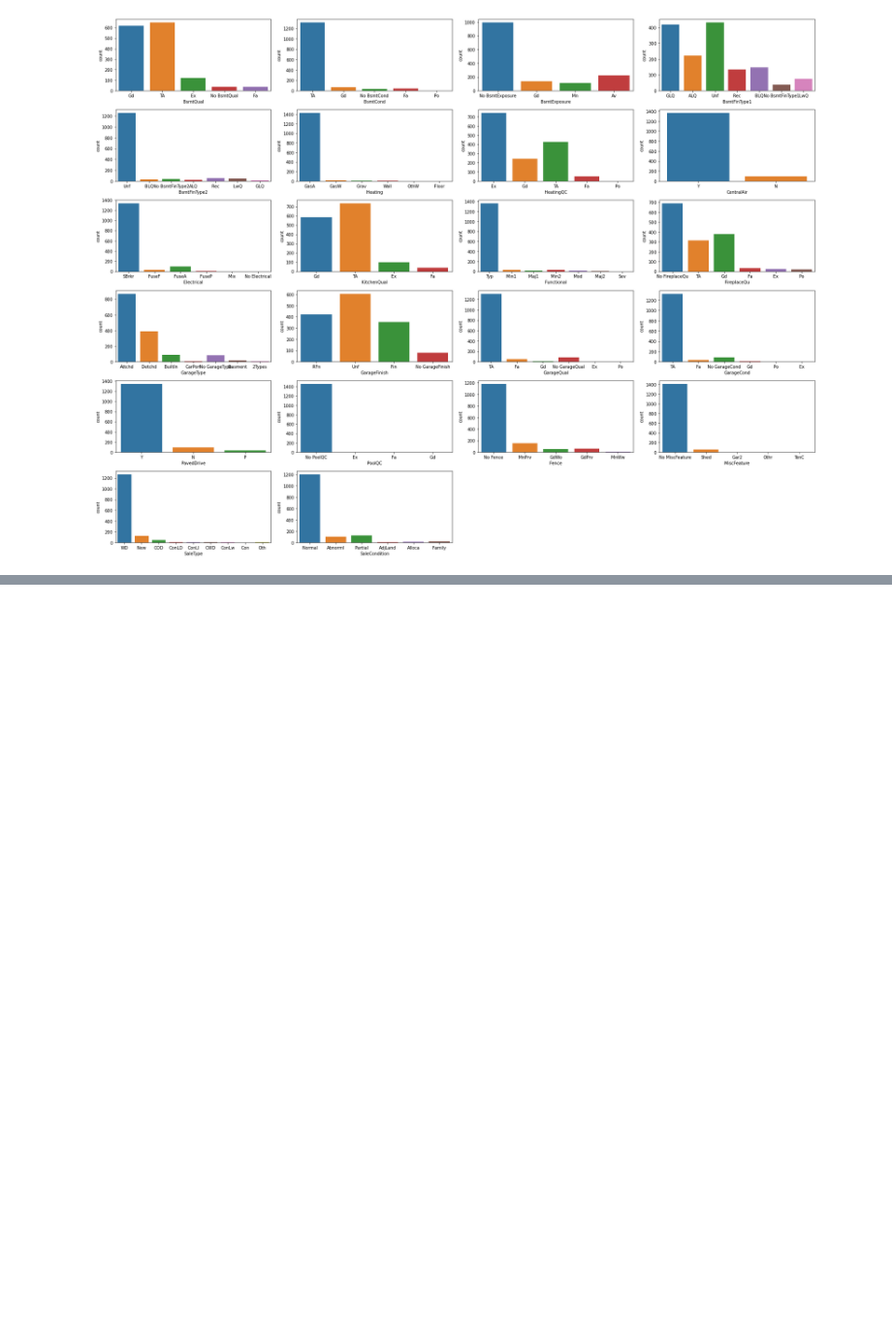
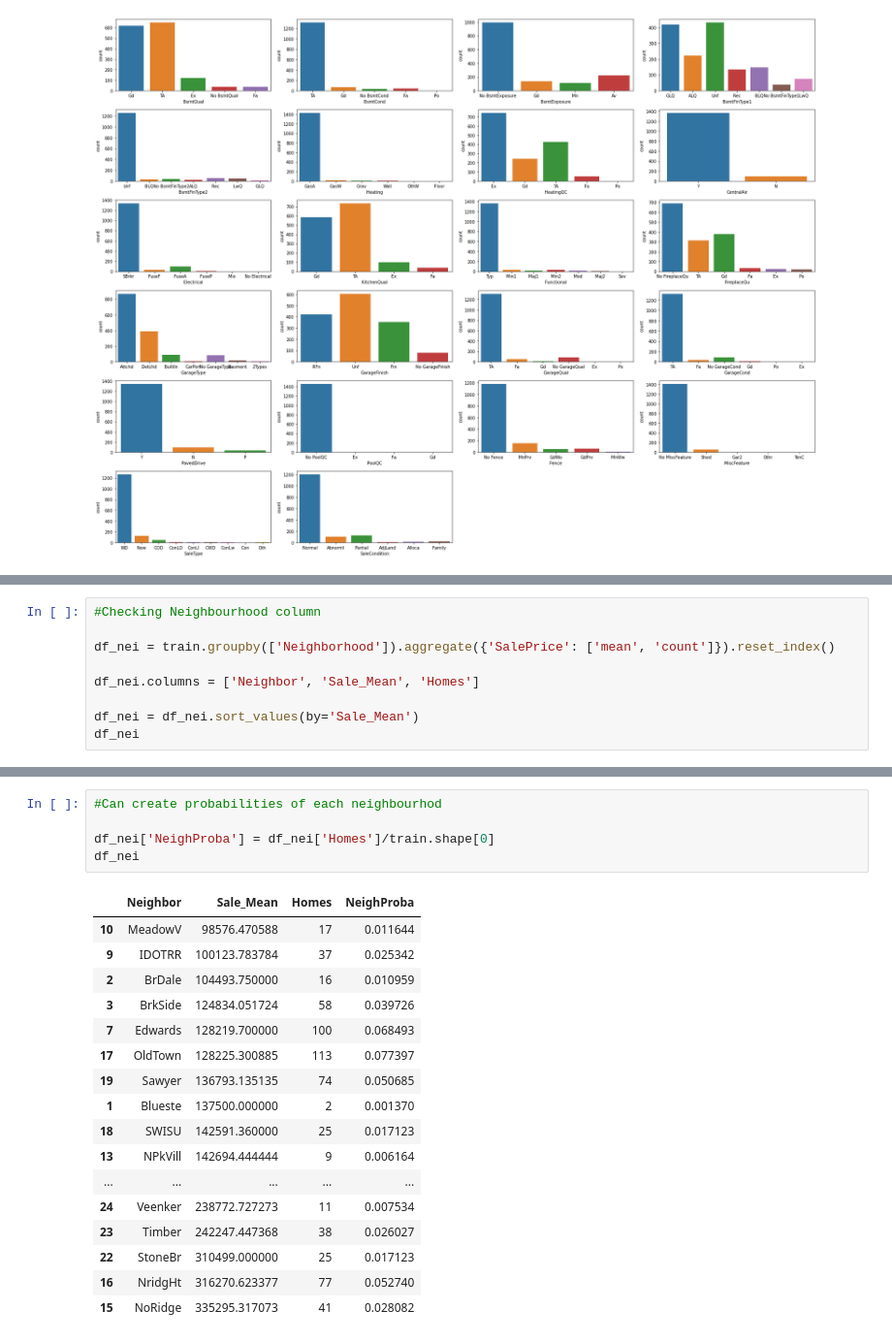
Before and after one commit to debhere/House-Price-Prediction, a Jupyter notebook: House Price Prediction.ipynb, the cells around one changed output, grey strips where cells are left out. Shown at 97% size. Drawn from its saved outputs; the diff is of its cells as text; blank space fills up the shorter version.

```diff
--- a/House Price Prediction.ipynb
+++ b/House Price Prediction.ipynb
@@ -905,0 +717,9 @@ array([[1, 60, 'RL', ..., 1, 1, 5],
+# %%
+#Checking Neighbourhood column
+
+df_nei = train.groupby(['Neighborhood']).aggregate({'SalePrice': ['mean', 'count']}).reset_index()
+
+df_nei.columns = ['Neighbor', 'Sale_Mean', 'Homes']
+
+df_nei = df_nei.sort_values(by='Sale_Mean')
+df_nei
@@ -905,0 +744,23 @@ array([[1, 60, 'RL', ..., 1, 1, 5],
+# %%
+#Can create probabilities of each neighbourhod
+
+df_nei['NeighProba'] = df_nei['Homes']/train.shape[0]
+df_nei
+# %% [output]
+|  | Neighbor | Sale_Mean | Homes | NeighProba |
+| 10 | MeadowV | 98576.470588 | 17 | 0.011644 |
+| 9 | IDOTRR | 100123.783784 | 37 | 0.025342 |
+| 2 | BrDale | 104493.750000 | 16 | 0.010959 |
+| 3 | BrkSide | 124834.051724 | 58 | 0.039726 |
+| 7 | Edwards | 128219.700000 | 100 | 0.068493 |
+| 17 | OldTown | 128225.300885 | 113 | 0.077397 |
+| 19 | Sawyer | 136793.135135 | 74 | 0.050685 |
+| 1 | Blueste | 137500.000000 | 2 | 0.001370 |
+| 18 | SWISU | 142591.360000 | 25 | 0.017123 |
+| 13 | NPkVill | 142694.444444 | 9 | 0.006164 |
+| ... | ... | ... | ... | ... |
+| 24 | Veenker | 238772.727273 | 11 | 0.007534 |
+| 23 | Timber | 242247.447368 | 38 | 0.026027 |
+| 22 | StoneBr | 310499.000000 | 25 | 0.017123 |
+| 16 | NridgHt | 316270.623377 | 77 | 0.052740 |
+| 15 | NoRidge | 335295.317073 | 41 | 0.028082 |
```
Also changed, not shown: parts of 70 cells of this notebook.
